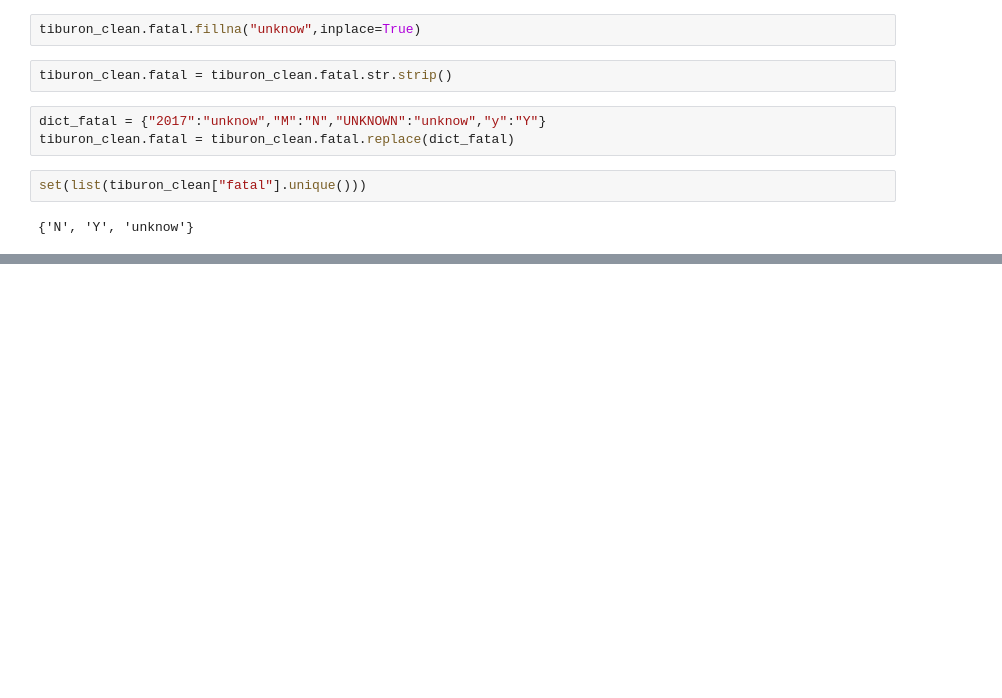
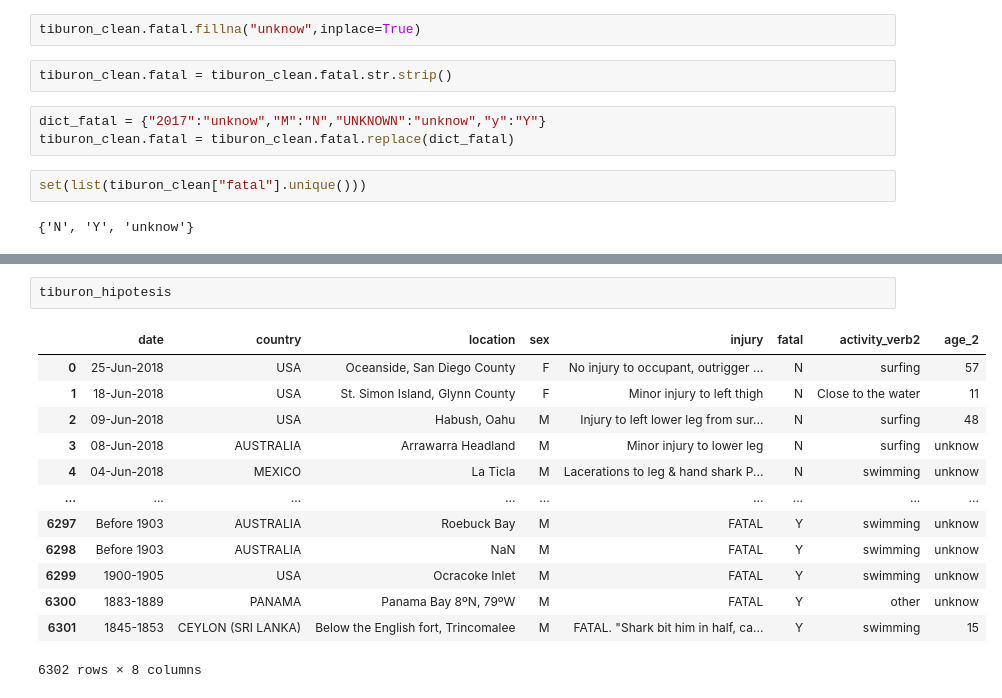
Before and after one commit to Gitfracto/data-cleaning-pandas, a Jupyter notebook: panditas.ipynb, the cells around one changed output, grey strips where cells are left out. Drawn from its saved outputs; the diff is of its cells as text; blank space fills up the shorter version.

```diff
--- a/panditas.ipynb
+++ b/panditas.ipynb
@@ -500,3 +499,19 @@ fatal               0
 activity_verb2      0
 age_2               0
 dtype: int64
+# %%
+tiburon_hipotesis
+# %% [output]
+|  | date | country | location | sex | injury | fatal | activity_verb2 | age_2 |
+| 0 | 25-Jun-2018 | USA | Oceanside, San Diego County | F | No injury to occupant, outrigger ... | N | surfing | 57 |
+| 1 | 18-Jun-2018 | USA | St. Simon Island, Glynn County | F | Minor injury to left thigh | N | Close to the water | 11 |
+| 2 | 09-Jun-2018 | USA | Habush, Oahu | M | Injury to left lower leg from sur... | N | surfing | 48 |
+| 3 | 08-Jun-2018 | AUSTRALIA | Arrawarra Headland | M | Minor injury to lower leg | N | surfing | unknow |
+| 4 | 04-Jun-2018 | MEXICO | La Ticla | M | Lacerations to leg & hand shark P... | N | swimming | unknow |
+| ... | ... | ... | ... | ... | ... | ... | ... | ... |
+| 6297 | Before 1903 | AUSTRALIA | Roebuck Bay | M | FATAL | Y | swimming | unknow |
+| 6298 | Before 1903 | AUSTRALIA | NaN | M | FATAL | Y | swimming | unknow |
+| 6299 | 1900-1905 | USA | Ocracoke Inlet | M | FATAL | Y | swimming | unknow |
+| 6300 | 1883-1889 | PANAMA | Panama Bay 8ºN, 79ºW | M | FATAL | Y | other | unknow |
+| 6301 | 1845-1853 | CEYLON (SRI LANKA) | Below the English fort, Trincomalee | M | FATAL. "Shark bit him in half, ca... | Y | swimming | 15 |
+6302 rows × 8 columns
```
Also changed, not shown: parts of 9 cells of this notebook.
